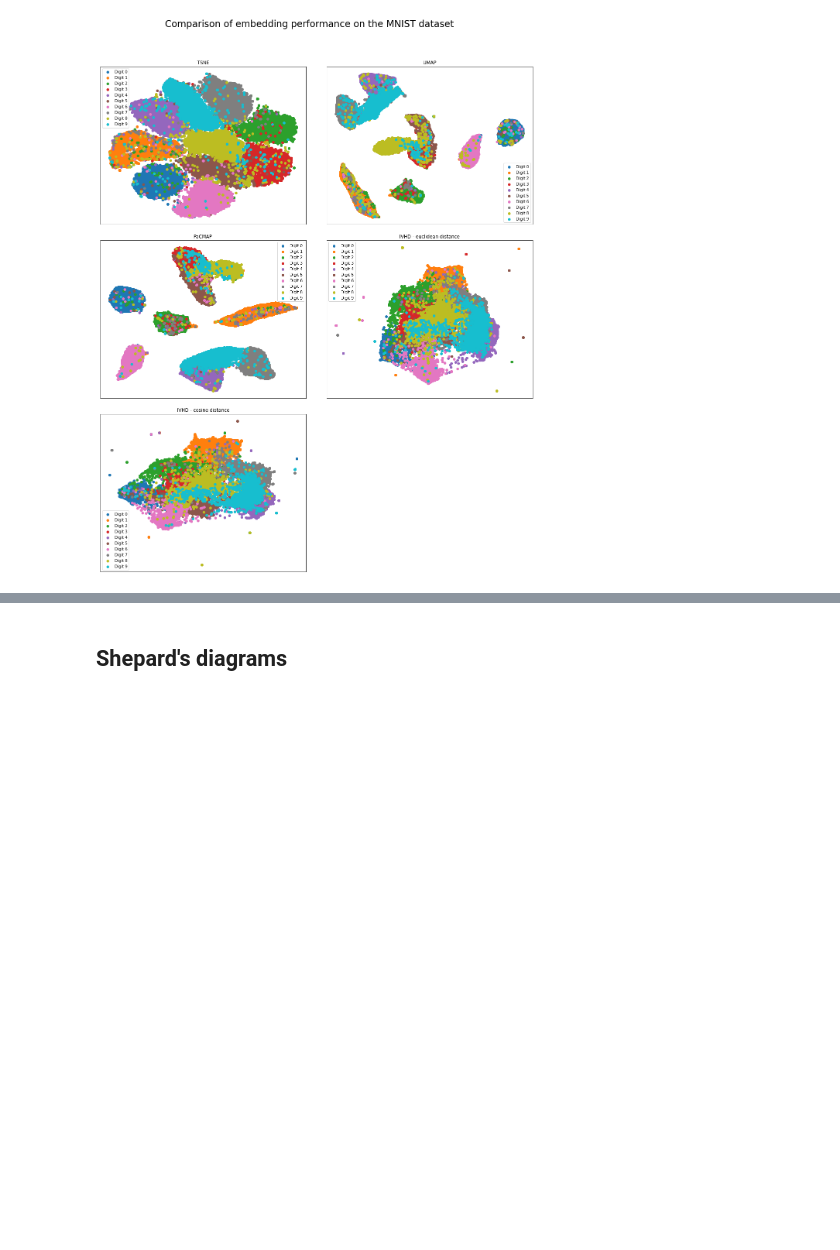
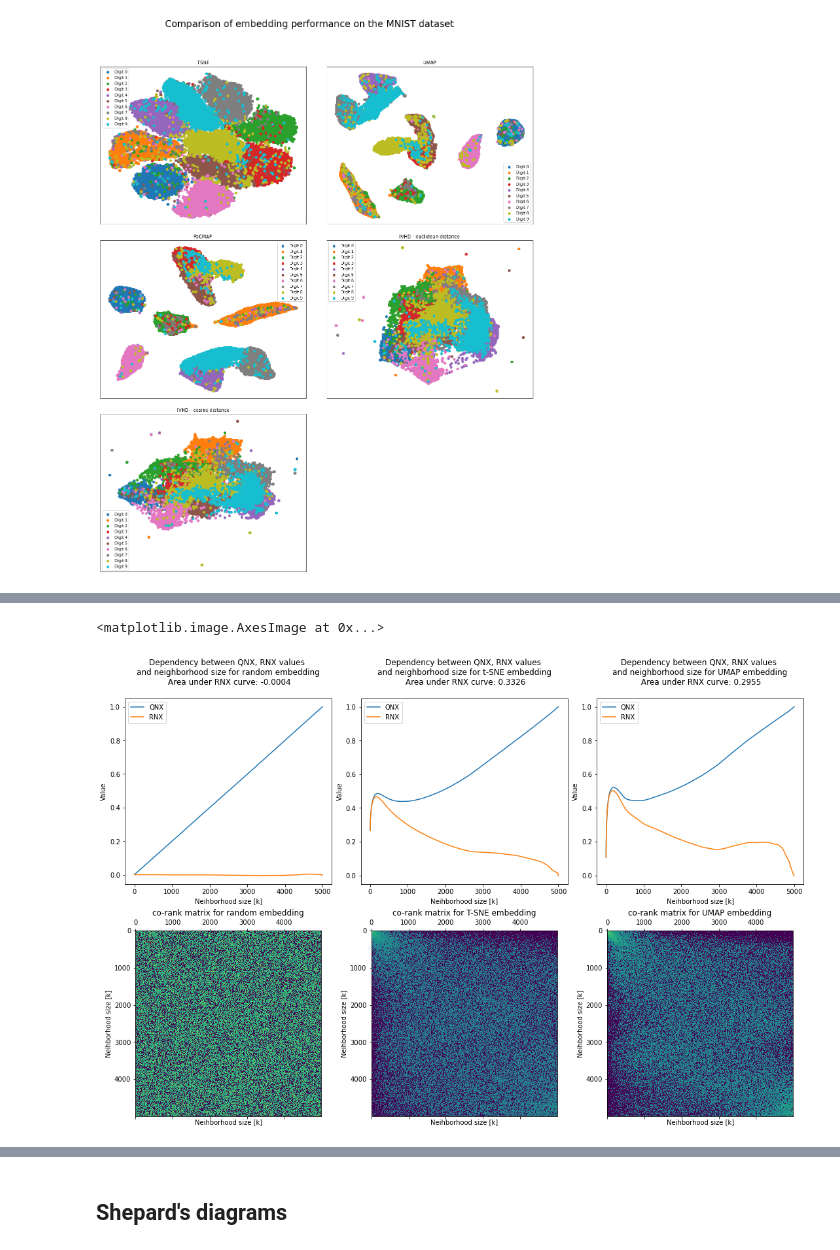
Before and after one commit to Smendowski/data-embedding-and-visualization, a Jupyter notebook: [4] MNIST embedding analysis.ipynb, the cells around one changed output, grey strips where cells are left out. Saved outputs shown, nothing was run; the diff lists cells and outputs as text; code cells hidden in the pictures; blank space fills up the shorter version.

```diff
--- a/[4] MNIST embedding analysis.ipynb
+++ b/[4] MNIST embedding analysis.ipynb
@@ -69,9 +72,9 @@ plt.show()
 # %% [output]
 [figure]
 # %%
-tsne_embedding = TSNE(n_components=2).fit_transform(df_data.values)
-df_tsne_embedding = pd.DataFrame(data=tsne_embedding)
+# tsne_embedding = TSNE(n_components=2).fit_transform(df_data.values)
+# df_tsne_embedding = pd.DataFrame(data=tsne_embedding)
 
-random_embedding = np.random.rand(len(df), 2)
+random_embedding = np.random.rand(len(mnist_full), 2)
 df_random_embedding = pd.DataFrame(data=random_embedding)
 # %% [markdown]
@@ -96,3 +123,3 @@ random_embedding_metric = CoRankMatrixBasedMetric(
 # %%
-tsne_embedding_metric_value = json.loads(tsne_embedding_metric.calculate())
+random_embedding_cr_metric_value = json.loads(random_embedding_cr_metric.calculate())
 # %% [output]
@@ -100,3 +127,3 @@ CoRankMatrixBasedMetric calculation took 72.15 seconds.
 # %%
-random_embedding_metric_value = json.loads(random_embedding_metric.calculate())
+tsne_embedding_cr_metric_value = json.loads(tsne_embedding_cr_metric.calculate())
 # %% [output]
@@ -103,0 +147,58 @@ CoRankMatrixBasedMetric calculation took 68.15 seconds.
+# %%
+fig = plt.figure(figsize=(15, 10), constrained_layout=True)
+spec = fig.add_gridspec(2, 3)
+
+#=======================================================================================================
+
+ax00 = fig.add_subplot(spec[0, 0])
+ax00.set_title(f'Dependency between QNX, RNX values \nand neighborhood size for random embedding'
+               f'\n Area under RNX curve: {random_embedding_cr_metric_value["AREA_UNDER_RNX_CURVE"]:.4f}\n')
+ax00.set_xlabel('Neihborhood size [k]')
+ax00.set_ylabel('Value')
+ax00.plot(random_embedding_cr_metric_value['QNX'], label='QNX')
+ax00.plot(random_embedding_cr_metric_value['RNX'], label='RNX')
+ax00.legend()
+
+
+ax01 = fig.add_subplot(spec[0, 1])
+ax01.set_title(f'Dependency between QNX, RNX values \nand neighborhood size for t-SNE embedding'
+               f'\n Area under RNX curve: {tsne_embedding_cr_metric_value["AREA_UNDER_RNX_CURVE"]:.4f}\n')
+ax01.set_xlabel('Neihborhood size [k]')
+ax01.set_ylabel('Value')
+ax01.plot(tsne_embedding_cr_metric_value['QNX'], label='QNX')
+ax01.plot(tsne_embedding_cr_metric_value['RNX'], label='RNX')
+ax01.legend()
+
+ax02 = fig.add_subplot(spec[0, 2])
+ax02.set_title(f'Dependency between QNX, RNX values \nand neighborhood size for UMAP embedding'
+               f'\n Area under RNX curve: {umap_embedding_cr_metric_value["AREA_UNDER_RNX_CURVE"]:.4f}\n')
+ax02.set_xlabel('Neihborhood size [k]')
+ax02.set_ylabel('Value')
+ax02.plot(umap_embedding_cr_metric_value['QNX'], label='QNX')
+ax02.plot(umap_embedding_cr_metric_value['RNX'], label='RNX')
+ax02.legend()
+
+#=======================================================================================================
+
+ax10 = fig.add_subplot(spec[1, 0])
+ax10.set_title("co-rank matrix for random embedding")
+ax10.set_xlabel('Neihborhood size [k]')
+ax10.set_ylabel('Neihborhood size [k]')
+ax10.matshow(np.log(random_embedding_cr_metric._co_rank_matrix+1e-2), cmap=plt.get_cmap('viridis'))
+
+ax11 = fig.add_subplot(spec[1, 1])
+ax11.set_title("co-rank matrix for T-SNE embedding")
+ax11.set_xlabel('Neihborhood size [k]')
+ax11.set_ylabel('Neihborhood size [k]')
+ax11.matshow(np.log(tsne_embedding_cr_metric._co_rank_matrix+1e-2), cmap=plt.get_cmap('viridis'))
+
+ax12 = fig.add_subplot(spec[1, 2])
+ax12.set_title("co-rank matrix for UMAP embedding")
+ax12.set_xlabel('Neihborhood size [k]')
+ax12.set_ylabel('Neihborhood size [k]')
+ax12.matshow(np.log(umap_embedding_cr_metric._co_rank_matrix+1e-2), cmap=plt.get_cmap('viridis'))
+
+# fig.suptitle('[MNIST t-SNE embedding] \nVisualization of the metric results based on co-rank matrix', size=15)
+# %% [output]
+<matplotlib.image.AxesImage at 0x...>
+[figure, added]
```
Also changed, not shown: parts of 12 cells of this notebook, 2 other files.
